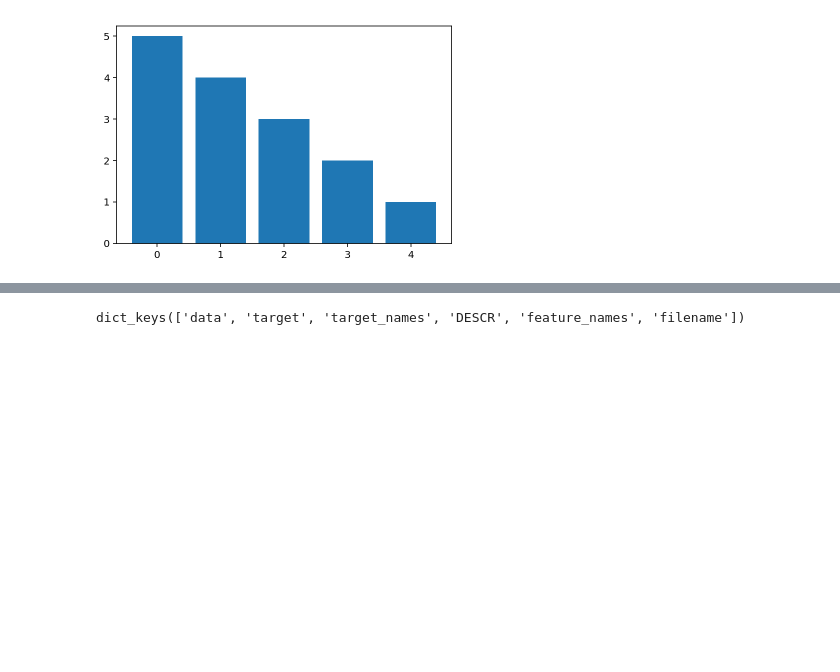
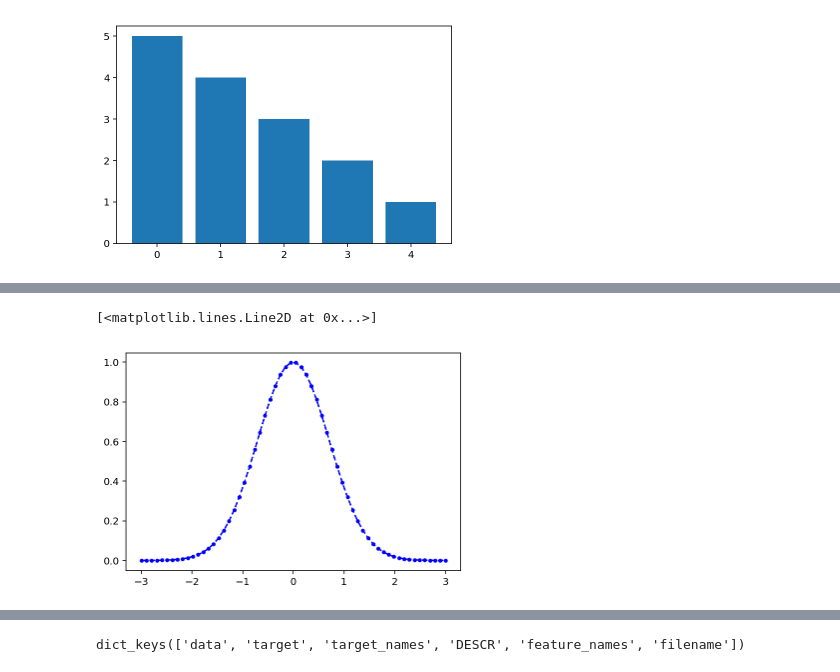
Before and after one commit to jephianlin/9HPythonData, a Jupyter notebook: Python-Week3.ipynb, the cells around one changed output, grey strips where cells are left out. Drawn from its saved outputs; the diff is of its cells as text; code cells hidden in the pictures; blank space fills up the shorter version.

```diff
--- a/Python-Week3.ipynb
+++ b/Python-Week3.ipynb
@@ -608,0 +621,6 @@ plt.bar(x,y)
+# %%
+### Your answer here
+plt.plot(x,y,'b.--')
+# %% [output]
+[<matplotlib.lines.Line2D at 0x...>]
+[figure, added]
```
Also changed, not shown: parts of 28 cells of this notebook, 1 other file.
